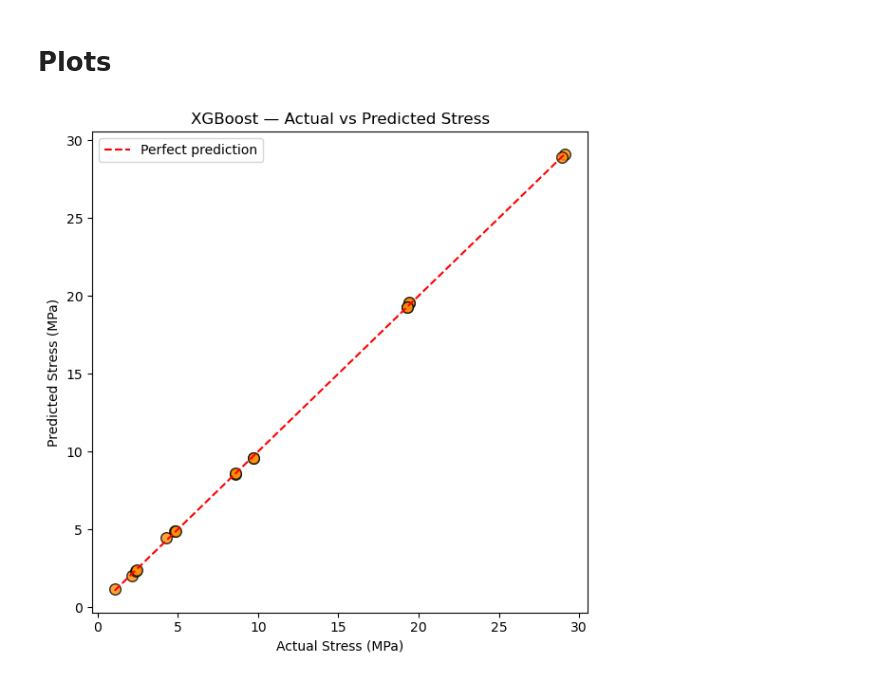
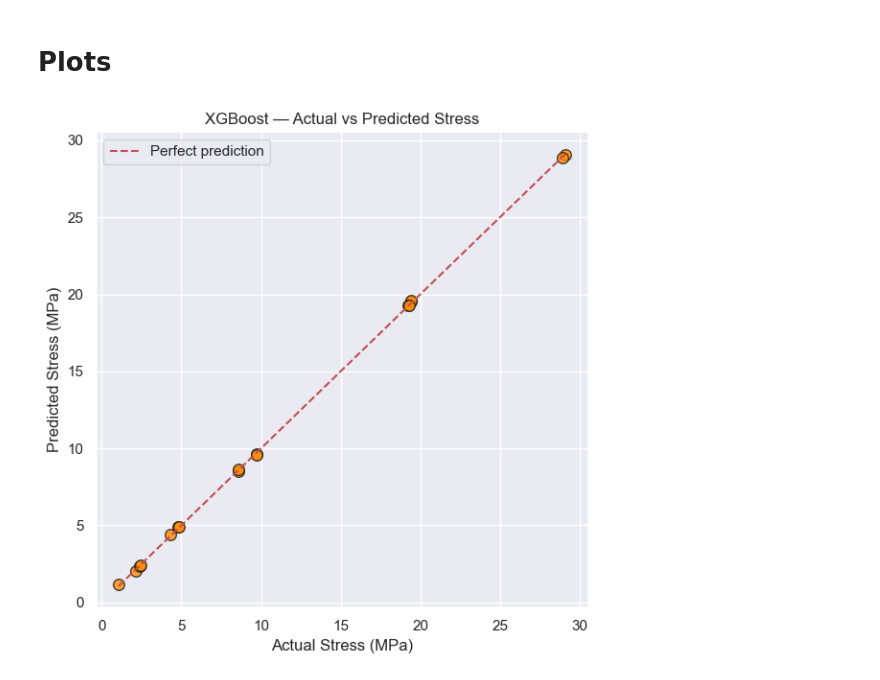
Before and after one commit to AMGhalcyon/Wind_Turbine_Project, a Jupyter notebook: Python/ML_Models_XGBoost.ipynb, the cells around one changed output. Drawn from its saved outputs; the diff is of its cells as text; code cells hidden in the pictures.

```diff
--- a/Python/ML_Models_XGBoost.ipynb
+++ b/Python/ML_Models_XGBoost.ipynb
@@ -69,16 +68,15 @@ XGB Deflection -> MAE: 11.5119 mm, RMSE: 22.8623 mm, R²: 0.6097
 # %% [markdown]
 # Plots
 # %%
-fig, ax = plt.subplots(figsize=(6, 6))
-ax.scatter(y_test_stress_mpa, pred_xgb_stress, s=70, alpha=0.8, edgecolor="k", color="darkorange")
-lims = [min(y_test_stress_mpa.min(), pred_xgb_stress.min()), max(y_test_stress_mpa.max(), pred_xgb_stress.max())]
-ax.plot(lims, lims, "r--", label="Perfect prediction")
-ax.set_xlabel("Actual Stress (MPa)")
-ax.set_ylabel("Predicted Stress (MPa)")
-ax.set_title("XGBoost — Actual vs Predicted Stress")
-ax.legend()
-plt.tight_layout()
+# Stress model plot using src visualization
+plot_actual_vs_predicted(
+    y_test_stress_mpa, pred_xgb_stress,
+    xlabel="Actual Stress (MPa)",
+    ylabel="Predicted Stress (MPa)",
+    title="XGBoost — Actual vs Predicted Stress",
+    color="darkorange"
+)
 plt.show()
 # %% [output]
-[figure, old version]
+[figure, new version]
 # %%
```
Also changed, not shown: parts of 2 cells of this notebook, 4 other files.
